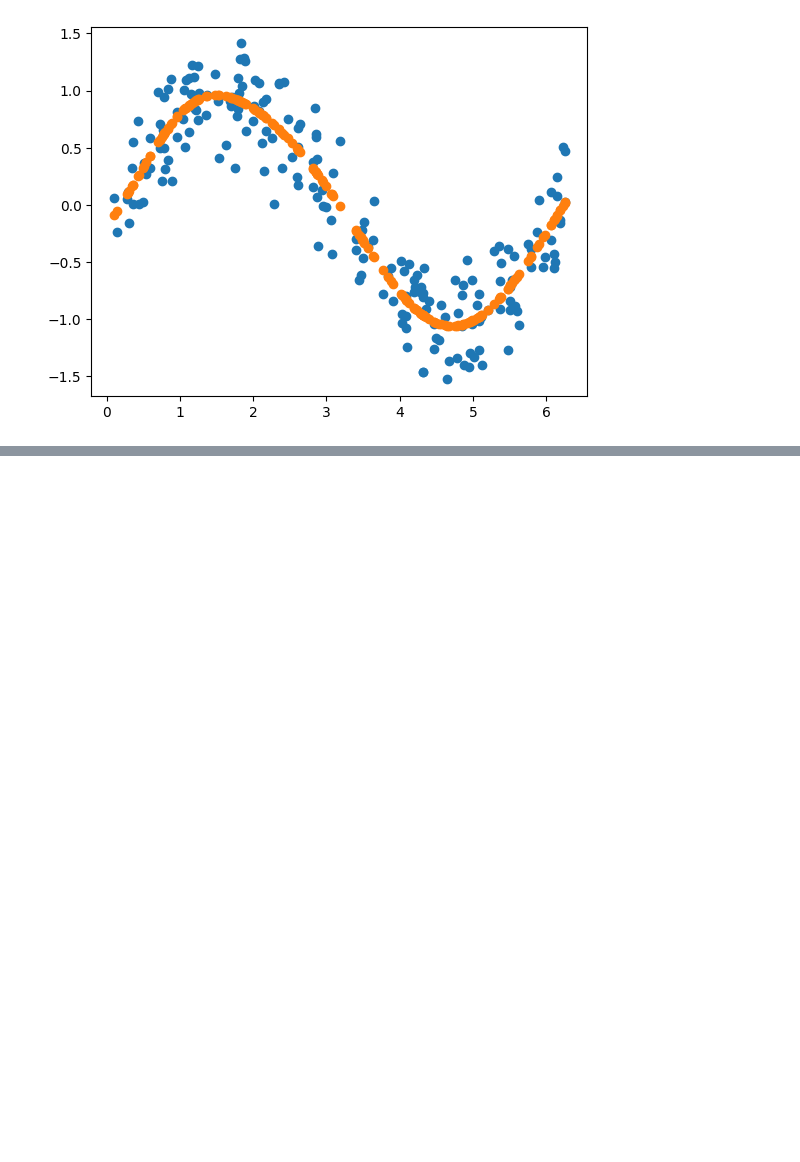
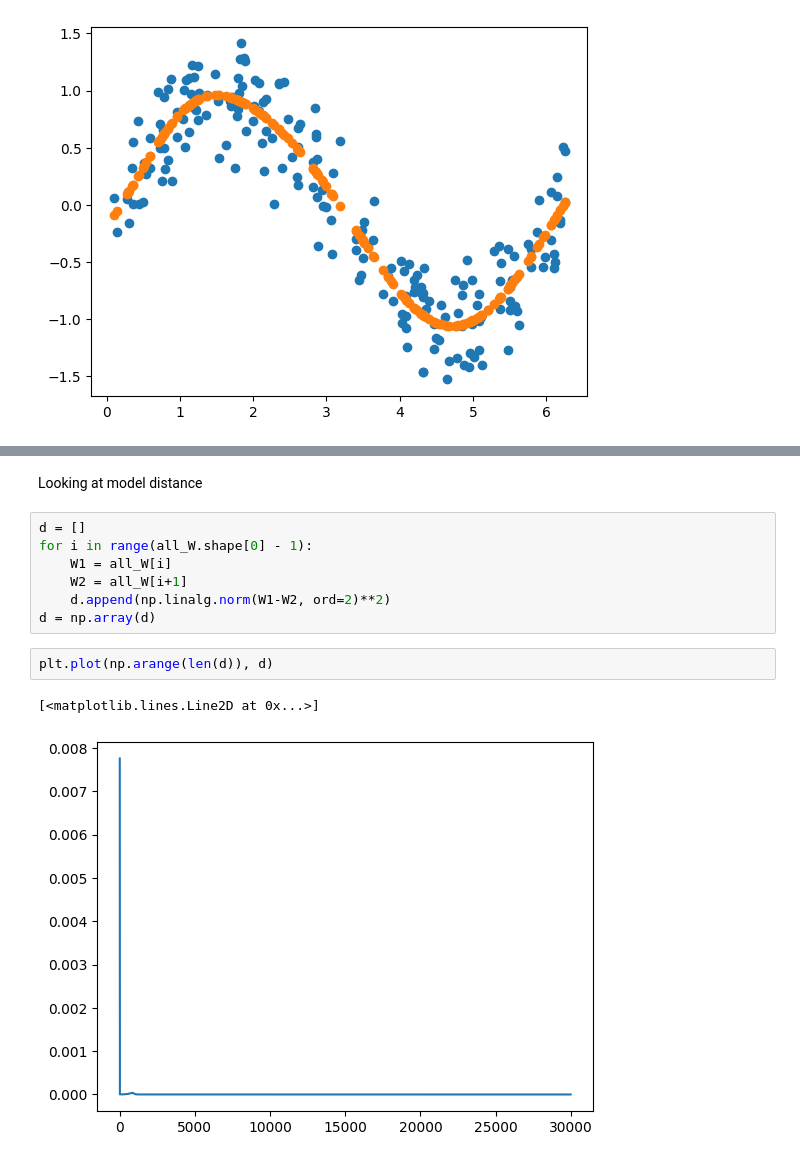
Before and after one commit to FergusCurrie/dl-from-scratch, a Jupyter notebook: jax_nn.ipynb, the cells around one changed output, grey strips where cells are left out. Cells and saved outputs as stored; diff of their text form; blank space fills up the shorter version.

```diff
--- a/jax_nn.ipynb
+++ b/jax_nn.ipynb
@@ -166,0 +191,14 @@ plt.scatter(x_samples, network_forward(x_samples, weight_matrices, bias_vectors,
+# %% [markdown]
+Looking at model distance
+# %%
+d = []
+for i in range(all_W.shape[0] - 1):
+    W1 = all_W[i]
+    W2 = all_W[i+1]
+    d.append(np.linalg.norm(W1-W2, ord=2)**2)
+d = np.array(d)
+# %%
+plt.plot(np.arange(len(d)), d)
+# %% [output]
+[<matplotlib.lines.Line2D at 0x...>]
+[figure, added]
```
Also changed, not shown: parts of 5 cells of this notebook.
